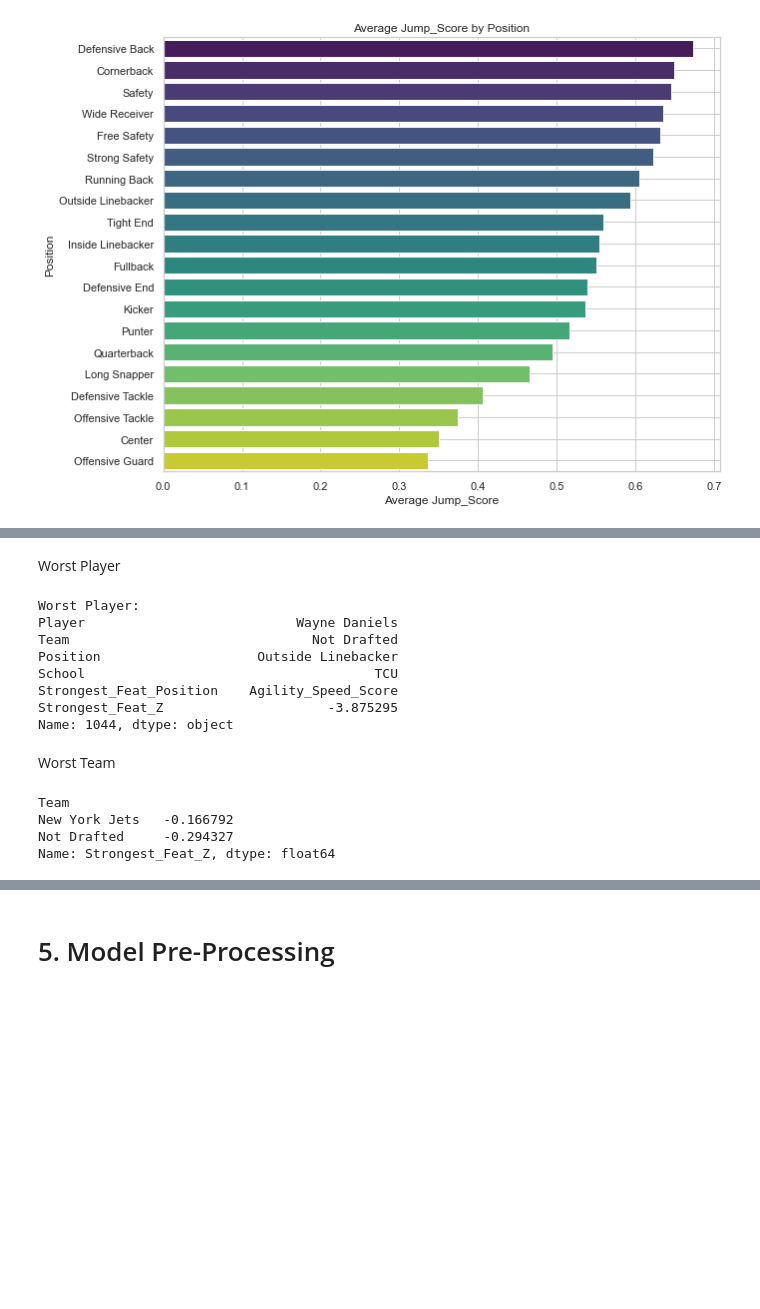
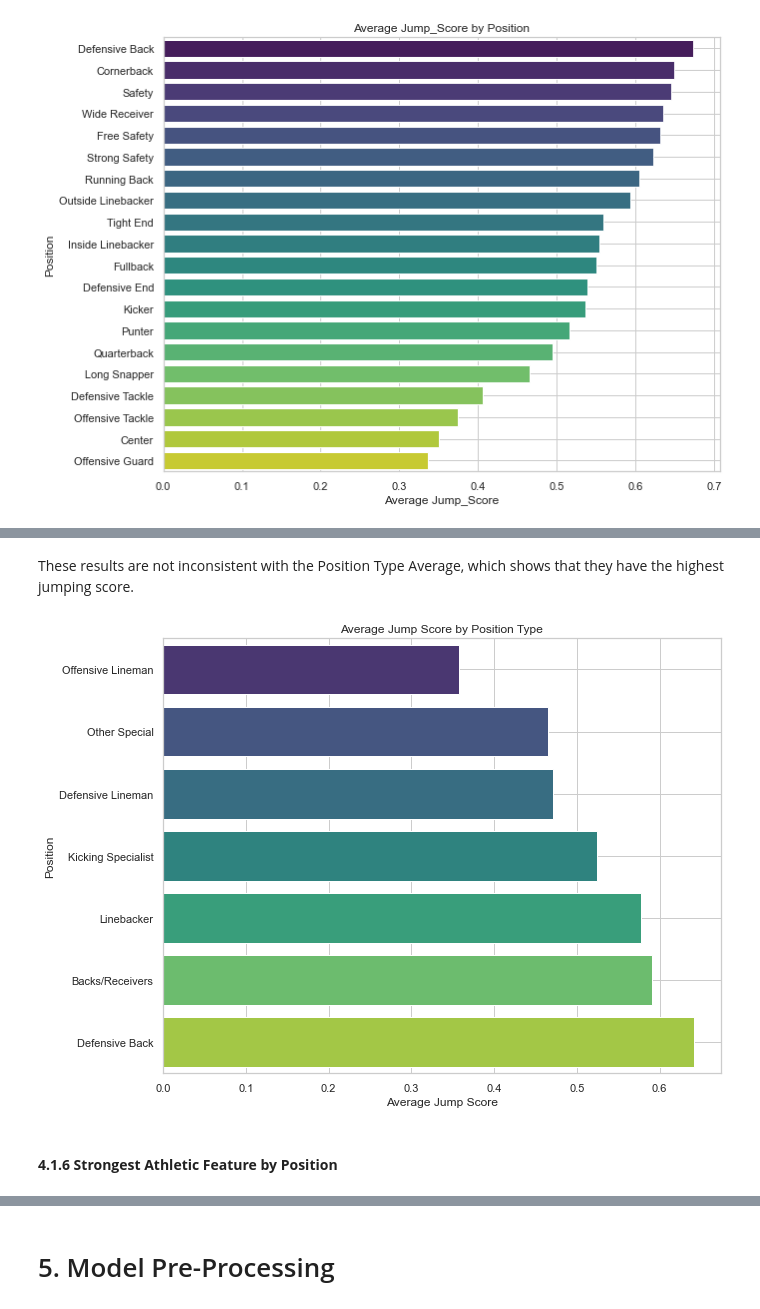
Before and after one commit to Gregcrooks75/NFL_analysis, a Jupyter notebook: NFL Project.ipynb, the cells around one changed output, grey strips where cells are left out. Cells and saved outputs as stored; diff of their text form; code cells hidden in the pictures; blank space fills up the shorter version.

```diff
--- a/NFL Project.ipynb
+++ b/NFL Project.ipynb
@@ -1372,14 +1007,0 @@ First, we find the strongest feat by position. This enables us to find the best
-# %%
-
-# Determine the Z-score to use based on the 'Strongest_Feat_Position' column
-df['Strongest_Feat_Z'] = np.where(
-    df['Strongest_Feat_Position'] == 'Agility_Speed_Score',
-    df['Agility_Speed_Z'],
-    df['Strength_Z']
-)
-
-# Find the player with the highest Z-score for their strongest feat
-max_z_score_row = df.loc[df['Strongest_Feat_Z'].idxmax()]
-
-# Display the player details with the highest Z-score
-print(max_z_score_row[['Player', 'Position', 'Strongest_Feat_Position', 'Strongest_Feat_Z']])
@@ -1504,30 +1008,27 @@ Name: Draft_Rate_Rank, Length: 253, dtype: float64
-# %% [markdown]
-Worst Player
-# %%
-# Find the player with the lowest Z-score for their strongest feat
-worst_player_row = df.loc[df['Strongest_Feat_Z'].idxmin()]
-
-# Display the details of the worst player
-print(f"Worst Player: \n{worst_player_row[['Player', 'Team', 'Position', 'School', 'Strongest_Feat_Position', 'Strongest_Feat_Z']]}")
-# %% [output]
-Worst Player:
-Player                           Wayne Daniels
-Team                               Not Drafted
-Position                    Outside Linebacker
-School                                     TCU
-Strongest_Feat_Position    Agility_Speed_Score
-Strongest_Feat_Z                     -3.875295
-Name: 1044, dtype: object
-# %% [markdown]
-Worst Team
-# %%
-# Calculate the average Z-score for each team
-team_avg_z_scores = df.groupby('Team')['Strongest_Feat_Z'].mean().sort_values(ascending=False)
-
-# Display the teams ranked by their average Z-score
-team_avg_z_scores.tail(2)
-# %% [output]
-Team
-New York Jets   -0.166792
-Not Drafted     -0.294327
-Name: Strongest_Feat_Z, dtype: float64
+# %% [markdown]
+These results are not inconsistent with the Position Type Average, which shows that they have the highest jumping score.
+# %%
+# Group by 'Position_Type' and calculate the mean of the 'Jump_Score' for each position
+position_jump_means = df.groupby('Position_Type')['Jump_Score'].mean().reset_index()
+
+# Sort the positions by their average jump score in ascending order
+position_jump_means = position_jump_means.sort_values(by='Jump_Score', ascending=True)
+
+# Merge the position averages back into the original DataFrame
+df = df.merge(position_jump_means, on='Position_Type', suffixes=('', '_Position_Avg'))
+
+# Plot the sorted barplot
+plt.figure(figsize=(10, 8))
+
+sns.barplot(x='Jump_Score', y='Position_Type', data=position_jump_means, palette='viridis')
+
+plt.xlabel('Average Jump Score')
+plt.ylabel('Position')
+plt.title('Average Jump Score by Position Type')
+plt.grid(True)
+
+plt.show()
+# %% [output]
+[figure, added]
+# %% [markdown]
+#### <b>4.1.6 Strongest Athletic Feature by Position</b>
```
Also changed, not shown: parts of 117 cells of this notebook.
